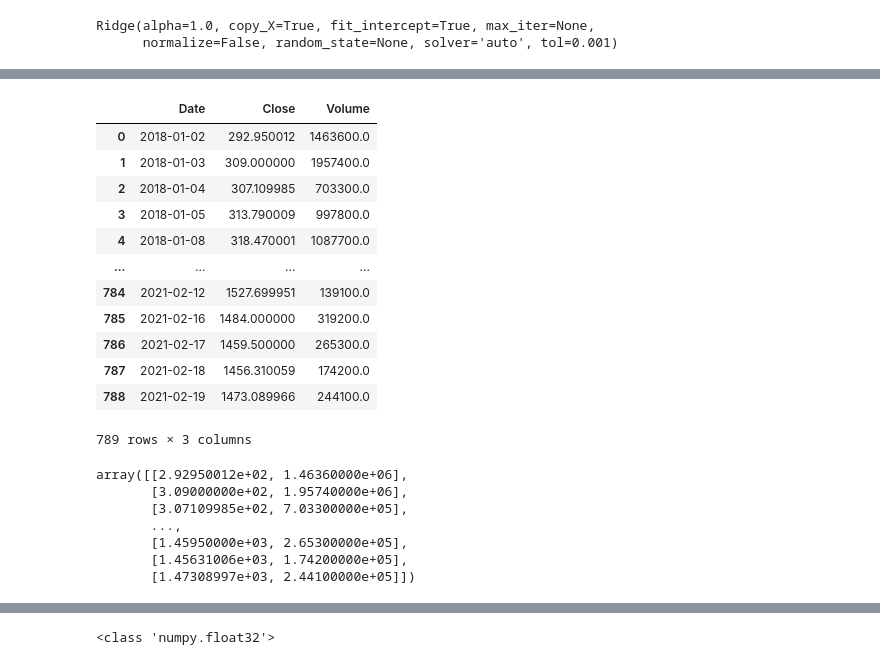
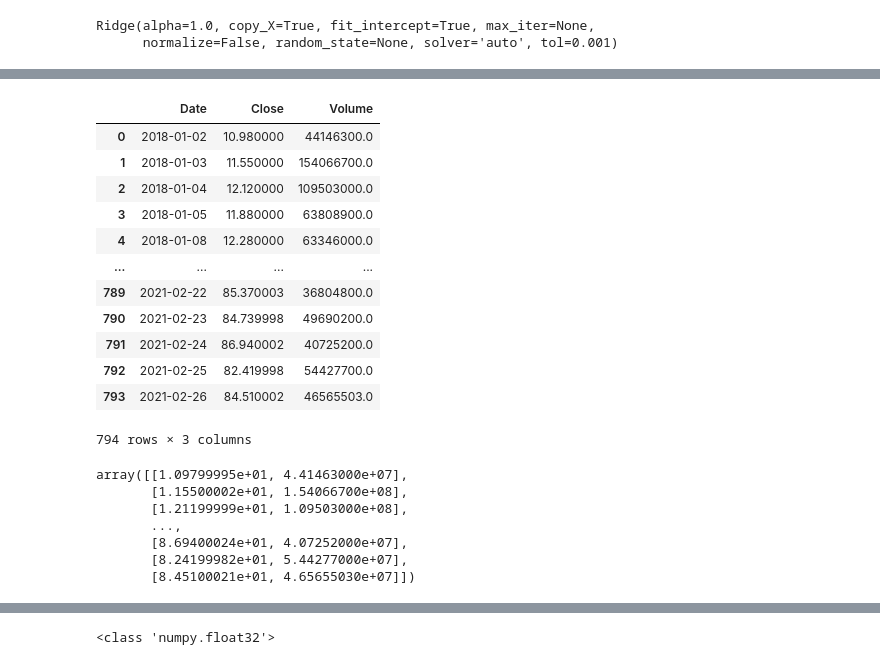
Before and after one commit to xanasa14/Finances, a Jupyter notebook: StocksPrediciton.ipynb, the cells around one changed output, grey strips where cells are left out. Drawn from its saved outputs; the diff is of its cells as text; code cells hidden in the pictures.

```diff
--- a/StocksPrediciton.ipynb
+++ b/StocksPrediciton.ipynb
@@ -409,34 +407,34 @@ interactive_plot(df_predicted, "Original Vs. Prediction")
 # %%
 #TRAIN AN LSTM TIME SERIES MODEL
 # Let's test the functions and get individual stock prices and volumes for AAPL
-price_volume_df = individual_stock(stock_price_df, stock_vol_df, 'CMG')
+price_volume_df = individual_stock(stock_price_df, stock_vol_df, 'AMD')
 price_volume_df
 # %% [output]
 |  | Date | Close | Volume |
-| 0 | 2018-01-02 | 292.950012 | 1463600.0 |
-| 1 | 2018-01-03 | 309.000000 | 1957400.0 |
-| 2 | 2018-01-04 | 307.109985 | 703300.0 |
-| 3 | 2018-01-05 | 313.790009 | 997800.0 |
-| 4 | 2018-01-08 | 318.470001 | 1087700.0 |
+| 0 | 2018-01-02 | 10.980000 | 44146300.0 |
+| 1 | 2018-01-03 | 11.550000 | 154066700.0 |
+| 2 | 2018-01-04 | 12.120000 | 109503000.0 |
+| 3 | 2018-01-05 | 11.880000 | 63808900.0 |
+| 4 | 2018-01-08 | 12.280000 | 63346000.0 |
 | ... | ... | ... | ... |
-| 784 | 2021-02-12 | 1527.699951 | 139100.0 |
-| 785 | 2021-02-16 | 1484.000000 | 319200.0 |
-| 786 | 2021-02-17 | 1459.500000 | 265300.0 |
-| 787 | 2021-02-18 | 1456.310059 | 174200.0 |
-| 788 | 2021-02-19 | 1473.089966 | 244100.0 |
+| 789 | 2021-02-22 | 85.370003 | 36804800.0 |
+| 790 | 2021-02-23 | 84.739998 | 49690200.0 |
+| 791 | 2021-02-24 | 86.940002 | 40725200.0 |
+| 792 | 2021-02-25 | 82.419998 | 54427700.0 |
+| 793 | 2021-02-26 | 84.510002 | 46565503.0 |
-789 rows × 3 columns
+794 rows × 3 columns
 # %%
 # Get the close and volume data as training data (Input)
 training_data = price_volume_df.iloc[:, 1:3].values
 training_data
 # %% [output]
-array([[2.92950012e+02, 1.46360000e+06],
-       [3.09000000e+02, 1.95740000e+06],
-       [3.07109985e+02, 7.03300000e+05],
+array([[1.09799995e+01, 4.41463000e+07],
+       [1.15500002e+01, 1.54066700e+08],
+       [1.21199999e+01, 1.09503000e+08],
        ...,
-       [1.45950000e+03, 2.65300000e+05],
-       [1.45631006e+03, 1.74200000e+05],
-       [1.47308997e+03, 2.44100000e+05]])
+       [8.69400024e+01, 4.07252000e+07],
+       [8.24199982e+01, 5.44277000e+07],
+       [8.45100021e+01, 4.65655030e+07]])
 # %%
 # Normalize the data
 from sklearn.preprocessing import MinMaxScaler
```
Also changed, not shown: parts of 28 cells of this notebook.
